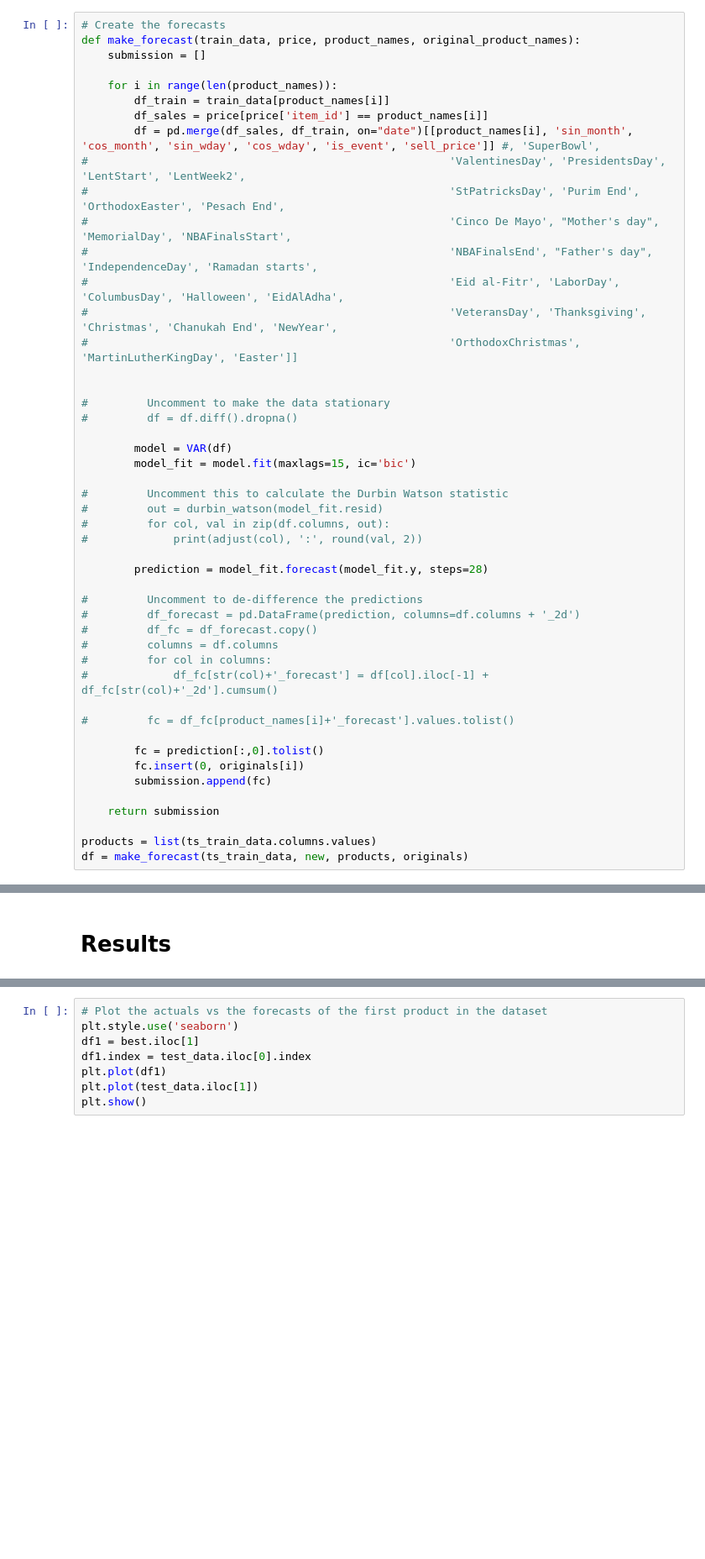
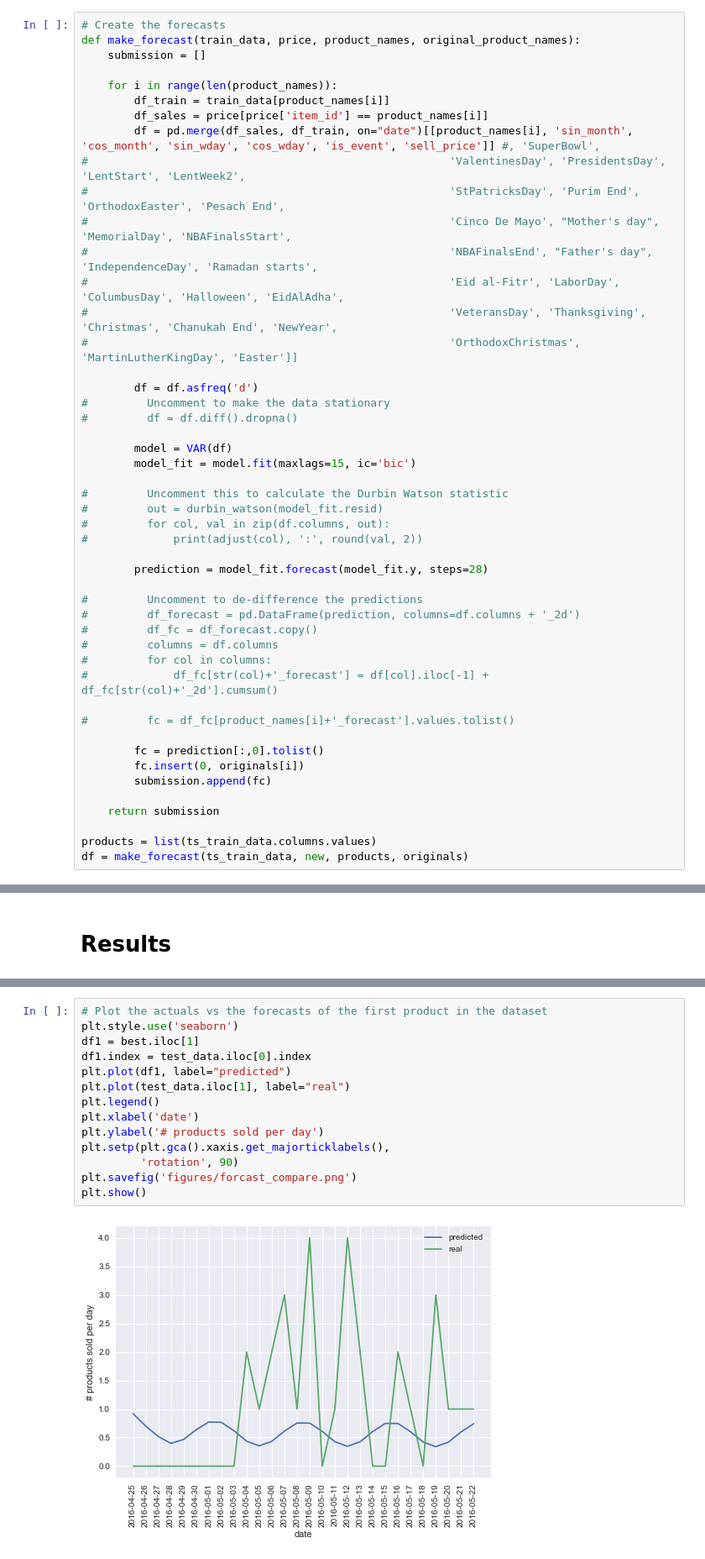
Before and after one commit to Basvdbrink1998/Applied_Forcasting_Project, a Jupyter notebook: Forecasting.ipynb, the cells around one changed output, grey strips where cells are left out. Shown at 84% size. Drawn from its saved outputs; the diff is of its cells as text; blank space fills up the shorter version.

Commit message:
more plots

```diff
--- a/Forecasting.ipynb
+++ b/Forecasting.ipynb
@@ -190,7 +297,7 @@ def make_forecast(train_data, price, product_names, original_product_names):
 #                                                       'VeteransDay', 'Thanksgiving', 'Christmas', 'Chanukah End', 'NewYear',
 #                                                       'OrthodoxChristmas', 'MartinLutherKingDay', 'Easter']]
 
-
+        df = df.asfreq('d')
 #         Uncomment to make the data stationary
 #         df = df.diff().dropna()
 
@@ -238,11 +364,19 @@ np.sqrt(mean_squared_error(best, test_data))
 # %%
 # Plot the actuals vs the forecasts of the first product in the dataset
 plt.style.use('seaborn')
 df1 = best.iloc[1]
 df1.index = test_data.iloc[0].index
-plt.plot(df1)
-plt.plot(test_data.iloc[1])
+plt.plot(df1, label="predicted")
+plt.plot(test_data.iloc[1], label="real")
+plt.legend()
+plt.xlabel('date')
+plt.ylabel('# products sold per day')
+plt.setp(plt.gca().xaxis.get_majorticklabels(),
+         'rotation', 90)
+plt.savefig('figures/forcast_compare.png')
 plt.show()
+# %% [output]
+[figure, added]
 # %%
 # Plot the actuals vs the forecasts of the average of all the products in the dataset
 summed = df.sum(axis=0)/823
```
Also changed, not shown: parts of 14 cells of this notebook, 2 other files.
